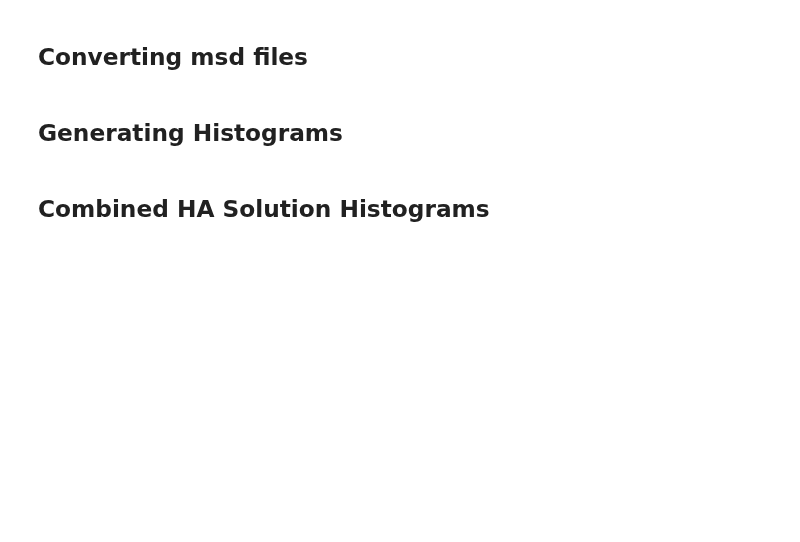
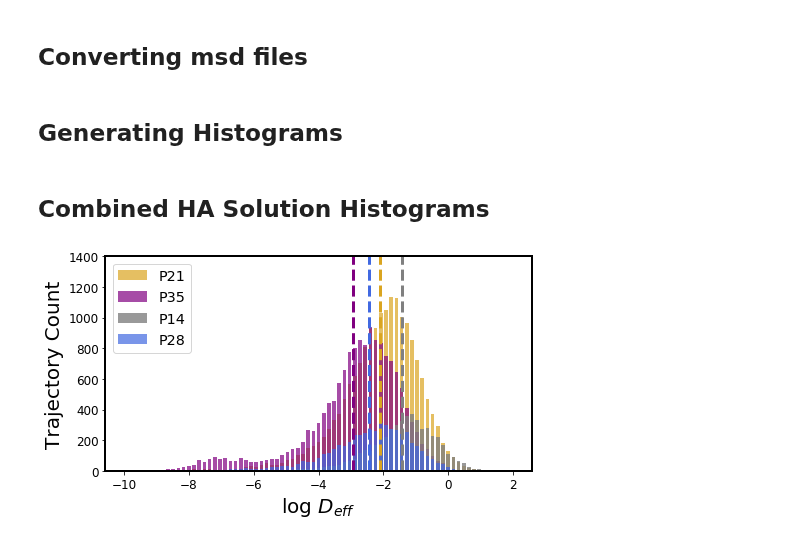
Before and after one commit to mimc7580/diff_classifier, a Jupyter notebook: notebooks/development/08_06_19_MPT_age_dependence.ipynb, the cells around one changed output. Drawn from its saved outputs; the diff is of its cells as text; code cells hidden in the pictures; blank space fills up the shorter version.

```diff
--- a/notebooks/development/08_06_19_MPT_age_dependence.ipynb
+++ b/notebooks/development/08_06_19_MPT_age_dependence.ipynb
@@ -643,3 +616,81 @@ for prefix in high_track_100:
     high_MW_100 = pd.concat([high_MW_100, merged['Deff1']*um_px*um_px*fps_100/10], axis=0)
     os.remove(feat)
 high_MW_100.to_csv('100nm_highMW_trial_2.csv', mode='w', index = False)
+# %%
+import matplotlib.pyplot as plt
+import numpy as np
+import numpy.ma as ma
+
+P14_40nm = pd.read_csv('P14_40nm.csv')
+P21_40nm = pd.read_csv('P21_40nm.csv')
+P28_40nm = pd.read_csv('P28_40nm.csv')
+NT_brain_2 = pd.read_csv('NT_brain_2_hist.csv')
+
+P35_40nm = pd.DataFrame()
+P35_40nm = pd.concat([NT_brain_2], axis=0)
+
+P14_40_no_nan = P14_40nm.replace(0,np.nan)
+P21_40_no_nan = P21_40nm.replace(0,np.nan)
+P28_40_no_nan = P28_40nm.replace(0,np.nan)
+P35_40_no_nan = P35_40nm.replace(0,np.nan)
+
+log_Deff_P14_40 = np.log(P14_40_no_nan.dropna())
+log_Deff_P21_40 = np.log(P21_40_no_nan.dropna())
+log_Deff_P28_40 = np.log(P28_40_no_nan.dropna())
+log_Deff_P35_40 = np.log(P35_40_no_nan.dropna())
+
+test_bins = np.linspace(-10, 2, 76)
+
+P14_hist_40, P14_bins_40 = np.histogram(log_Deff_P14_40, bins=test_bins)
+P21_hist_40, P21_bins_40 = np.histogram(log_Deff_P21_40, bins=test_bins)
+P28_hist_40, P28_bins_40 = np.histogram(log_Deff_P28_40, bins=test_bins)
+P35_hist_40, P35_bins_40 = np.histogram(log_Deff_P35_40, bins=test_bins)
+
+P14_avg_40 = np.mean(log_Deff_P14_40)[0]
+P21_avg_40 = np.mean(log_Deff_P21_40)[0]
+P28_avg_40 = np.mean(log_Deff_P28_40)[0]
+P35_avg_40 = np.mean(log_Deff_P35_40)[0]
+
+plt.rc('axes', linewidth=2)
+P14_plot_40, P21_plot_40, P28_plot_40, P35_plot_40 = P14_hist_40, P21_hist_40, P28_hist_40, P35_hist_40
+bins = test_bins
+width = 0.7 * (bins[1] - bins[0])
+center = (bins[:-1] + bins[1:])/2
+
+plt.figure(1, figsize=(7,4)).tight_layout()
+plt.bar(center, P21_plot_40, color='goldenrod', align='center', width=width, alpha=0.7, label='P21')
+plt.axvline(P21_avg_40, color='goldenrod', linestyle='--', linewidth=3)
+plt.ylim((0,400))
+plt.xlabel('log $D_{eff}$', fontsize=20)
+plt.ylabel('Trajectory Count', fontsize=20)
+plt.tick_params(axis='both', which='major', labelsize=12)
+
+plt.figure(1, figsize=(7,4)).tight_layout()
+plt.bar(center, P35_plot_40, color='purple', align='center', width=width, alpha=0.7, label='P35')
+plt.axvline(P35_avg_40, color='purple', linestyle='--', linewidth=3)
+plt.ylim((0,100))
+plt.xlabel('log $D_{eff}$', fontsize=20)
+plt.ylabel('Trajectory Count', fontsize=20)
+plt.tick_params(axis='both', which='major', labelsize=12)
+
+plt.figure(1, figsize=(7,4)).tight_layout()
+plt.bar(center, P14_plot_40, color='grey', align='center', width=width, alpha=0.8, label='P14')
+plt.axvline(P14_avg_40, color='grey', linestyle='--', linewidth=3)
+plt.ylim((0,800))
+plt.xlabel('log $D_{eff}$', fontsize=20)
+plt.ylabel('Trajectory Count', fontsize=20)
+plt.tick_params(axis='both', which='major', labelsize=12)
+
+plt.figure(1, figsize=(7,4)).tight_layout()
+plt.bar(center, P28_plot_40, color='royalblue', align='center', width=width, alpha=0.7, label='P28')
+plt.axvline(P28_avg_40, color='royalblue', linestyle='--', linewidth=3)
+plt.ylim((0,100))
+plt.xlabel('log $D_{eff}$', fontsize=20)
+plt.ylabel('Trajectory Count', fontsize=20)
+plt.tick_params(axis='both', which='major', labelsize=12)
+
+plt.ylim((0,1400))
+plt.legend(fontsize='x-large', loc=2)
+plt.show()
+# %% [output]
+[figure, added]
```
Also changed, not shown: parts of 23 cells of this notebook.
